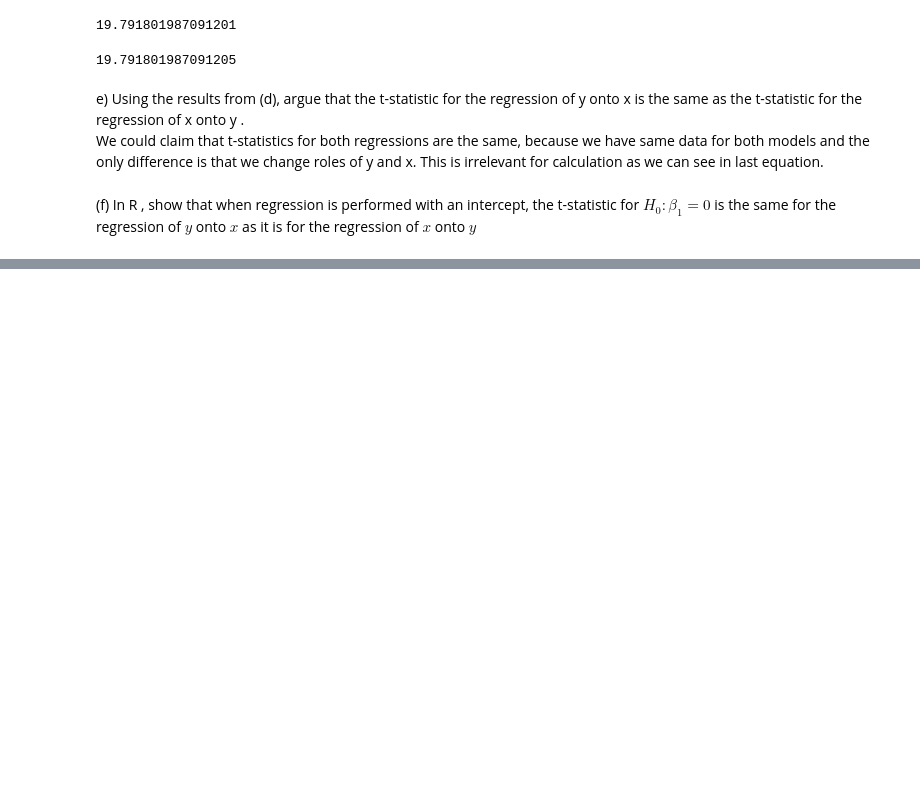
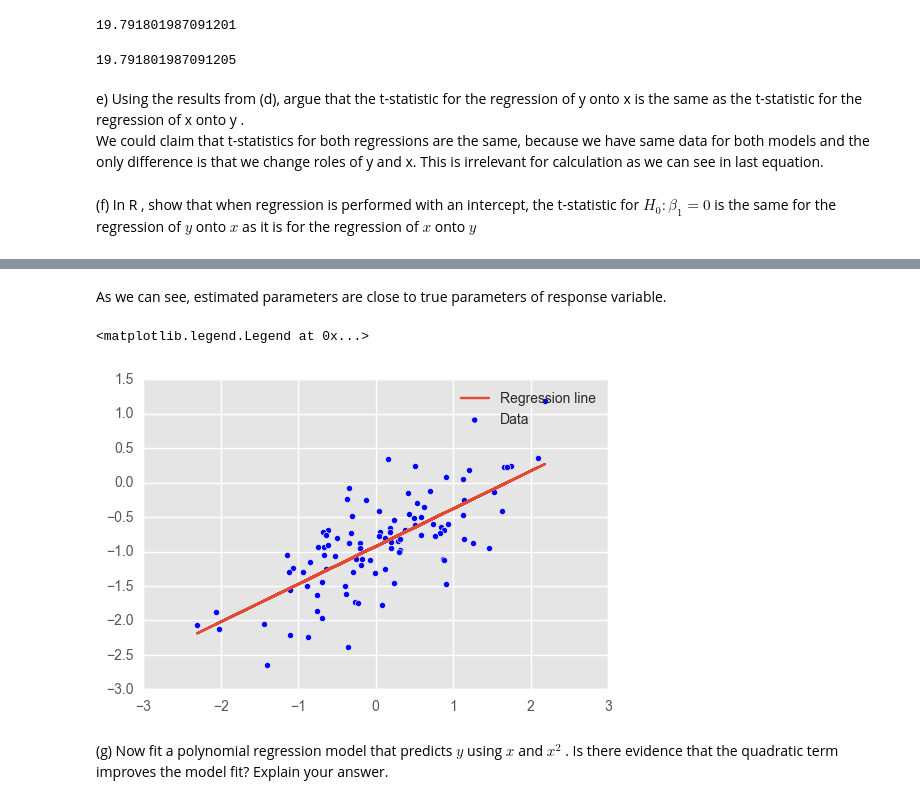
Before and after one commit to DmitryMikhailovich/ISLR-in-python, a Jupyter notebook: Chapter 3 - Linear Regression.ipynb, the cells around one changed output, grey strips where cells are left out. Cells and saved outputs as stored; diff of their text form; code cells hidden in the pictures; blank space fills up the shorter version.

```diff
--- a/Chapter 3 - Linear Regression.ipynb
+++ b/Chapter 3 - Linear Regression.ipynb
@@ -503,0 +593,3 @@ OLS Regression Results
+# %%
+model = smf.OLS(y, np.stack([np.ones(x.shape), x], axis=1)).fit()
+model.summary()
@@ -503,0 +614,2 @@ OLS Regression Results
+# %% [markdown]
+As we can see, estimated parameters are close to true parameters of response variable.
@@ -503,0 +618,9 @@ OLS Regression Results
+# %%
+plt.scatter(x, y, label='Data')
+plt.plot(x, model.fittedvalues, label='Regression line')
+plt.legend(loc='best')
+# %% [output]
+<matplotlib.legend.Legend at 0x...>
+[figure, added]
+# %% [markdown]
+(g) Now fit a polynomial regression model that predicts $y$ using $x$ and $x^2$ . Is there evidence that the quadratic term improves the model fit? Explain your answer.
```
Also changed, not shown: parts of 79 cells of this notebook.
